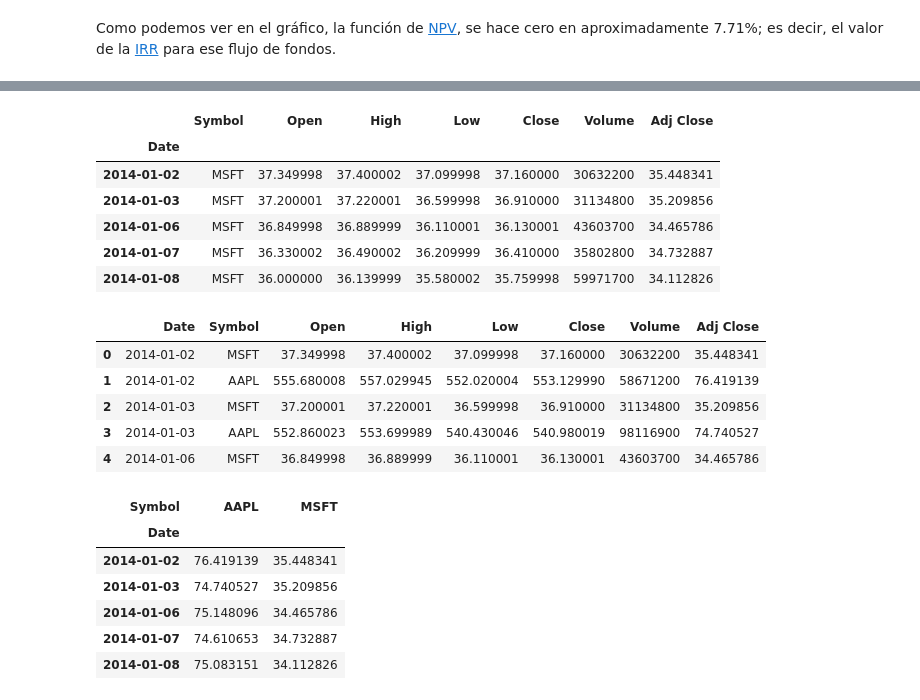
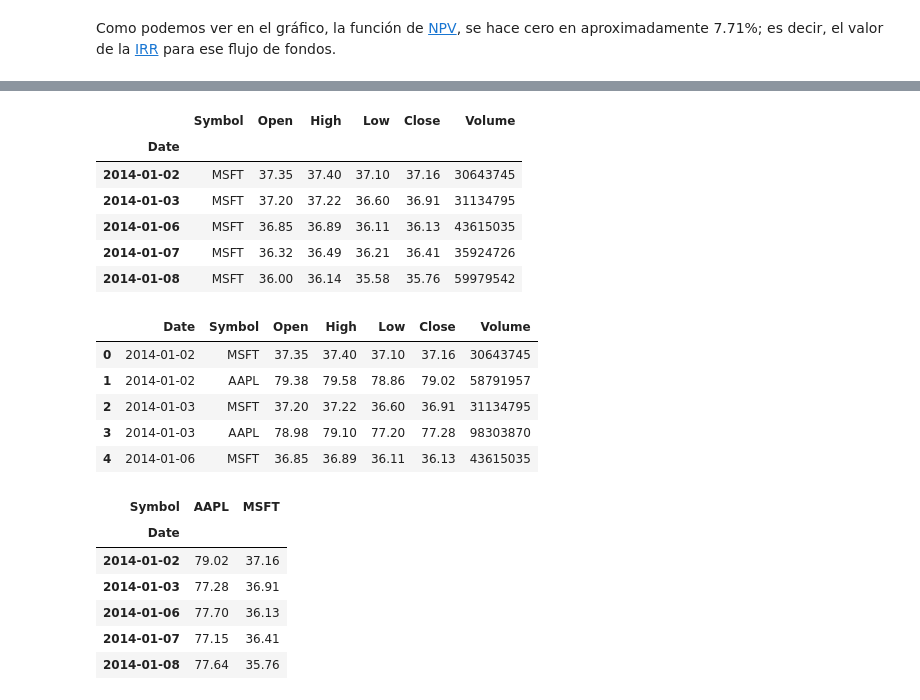
Before and after one commit to relopezbriega/relopezbriega.github.io, a Jupyter notebook: downloads/pyFinance.ipynb, the cells around one changed output, grey strips where cells are left out. Cells and saved outputs as stored; diff of their text form; code cells hidden in the pictures.

Commit message:
update pyFinance with pandas-datareader

```diff
--- a/downloads/pyFinance.ipynb
+++ b/downloads/pyFinance.ipynb
@@ -265,15 +265,15 @@ En las finanzas, una de las formas de datos más comunes e importantes con la qu
 # %%
 # Importando pandas y datetime
 import pandas as pd
-import pandas.io.data as web
+import pandas_datareader.data as web
 import datetime as dt
 
 # Extrayendo información financiera de Yahoo! Finance
 inicio = dt.datetime(2014, 1, 1)
 fin = dt.datetime(2014, 12, 31)
 
-msft = web.DataReader("MSFT", 'yahoo', inicio, fin)  # información de Microsoft
-aapl = web.DataReader("AAPL", 'yahoo', inicio, fin)  # información de Apple
+msft = web.DataReader("MSFT", 'google', inicio, fin)  # información de Microsoft
+aapl = web.DataReader("AAPL", 'google', inicio, fin)  # información de Apple
 # %%
 msft[:3]
 # %% [output]
@@ -357,13 +357,13 @@ aapl.insert(0, 'Symbol', 'AAPL')
 
 msft.head()
 # %% [output]
-|  | Symbol | Open | High | Low | Close | Volume | Adj Close |
-| Date |  |  |  |  |  |  |  |
-| 2014-01-02 | MSFT | 37.349998 | 37.400002 | 37.099998 | 37.160000 | 30632200 | 35.448341 |
-| 2014-01-03 | MSFT | 37.200001 | 37.220001 | 36.599998 | 36.910000 | 31134800 | 35.209856 |
-| 2014-01-06 | MSFT | 36.849998 | 36.889999 | 36.110001 | 36.130001 | 43603700 | 34.465786 |
-| 2014-01-07 | MSFT | 36.330002 | 36.490002 | 36.209999 | 36.410000 | 35802800 | 34.732887 |
-| 2014-01-08 | MSFT | 36.000000 | 36.139999 | 35.580002 | 35.759998 | 59971700 | 34.112826 |
+|  | Symbol | Open | High | Low | Close | Volume |
+| Date |  |  |  |  |  |  |
+| 2014-01-02 | MSFT | 37.35 | 37.40 | 37.10 | 37.16 | 30643745 |
+| 2014-01-03 | MSFT | 37.20 | 37.22 | 36.60 | 36.91 | 31134795 |
+| 2014-01-06 | MSFT | 36.85 | 36.89 | 36.11 | 36.13 | 43615035 |
+| 2014-01-07 | MSFT | 36.32 | 36.49 | 36.21 | 36.41 | 35924726 |
+| 2014-01-08 | MSFT | 36.00 | 36.14 | 35.58 | 35.76 | 59979542 |
 # %%
 # concatenando toda la información y reseteando el indice
 combinado = pd.concat([msft, aapl]).sort_index()
@@ -371,26 +371,26 @@ datos_todo = combinado.reset_index()
 
 datos_todo.head()
 # %% [output]
-|  | Date | Symbol | Open | High | Low | Close | Volume | Adj Close |
-| 0 | 2014-01-02 | MSFT | 37.349998 | 37.400002 | 37.099998 | 37.160000 | 30632200 | 35.448341 |
-| 1 | 2014-01-02 | AAPL | 555.680008 | 557.029945 | 552.020004 | 553.129990 | 58671200 | 76.419139 |
-| 2 | 2014-01-03 | MSFT | 37.200001 | 37.220001 | 36.599998 | 36.910000 | 31134800 | 35.209856 |
-| 3 | 2014-01-03 | AAPL | 552.860023 | 553.699989 | 540.430046 | 540.980019 | 98116900 | 74.740527 |
-| 4 | 2014-01-06 | MSFT | 36.849998 | 36.889999 | 36.110001 | 36.130001 | 43603700 | 34.465786 |
+|  | Date | Symbol | Open | High | Low | Close | Volume |
+| 0 | 2014-01-02 | MSFT | 37.35 | 37.40 | 37.10 | 37.16 | 30643745 |
+| 1 | 2014-01-02 | AAPL | 79.38 | 79.58 | 78.86 | 79.02 | 58791957 |
+| 2 | 2014-01-03 | MSFT | 37.20 | 37.22 | 36.60 | 36.91 | 31134795 |
+| 3 | 2014-01-03 | AAPL | 78.98 | 79.10 | 77.20 | 77.28 | 98303870 |
+| 4 | 2014-01-06 | MSFT | 36.85 | 36.89 | 36.11 | 36.13 | 43615035 |
 # %%
 # Armando una tabla pivot del precio de cierre
 pivot = datos_todo.pivot(index='Date', columns='Symbol',
-                         values='Adj Close')
+                         values='Close')
 
 pivot.head()
 # %% [output]
 | Symbol | AAPL | MSFT |
 | Date |  |  |
-| 2014-01-02 | 76.419139 | 35.448341 |
-| 2014-01-03 | 74.740527 | 35.209856 |
-| 2014-01-06 | 75.148096 | 34.465786 |
-| 2014-01-07 | 74.610653 | 34.732887 |
-| 2014-01-08 | 75.083151 | 34.112826 |
+| 2014-01-02 | 79.02 | 37.16 |
+| 2014-01-03 | 77.28 | 36.91 |
+| 2014-01-06 | 77.70 | 36.13 |
+| 2014-01-07 | 77.15 | 36.41 |
+| 2014-01-08 | 77.64 | 35.76 |
 # %%
 # Obteniendo datos de multiples empresas
 def all_stocks(symbols, start, end):
```
Also changed, not shown: parts of 28 cells of this notebook, 1 other file.
